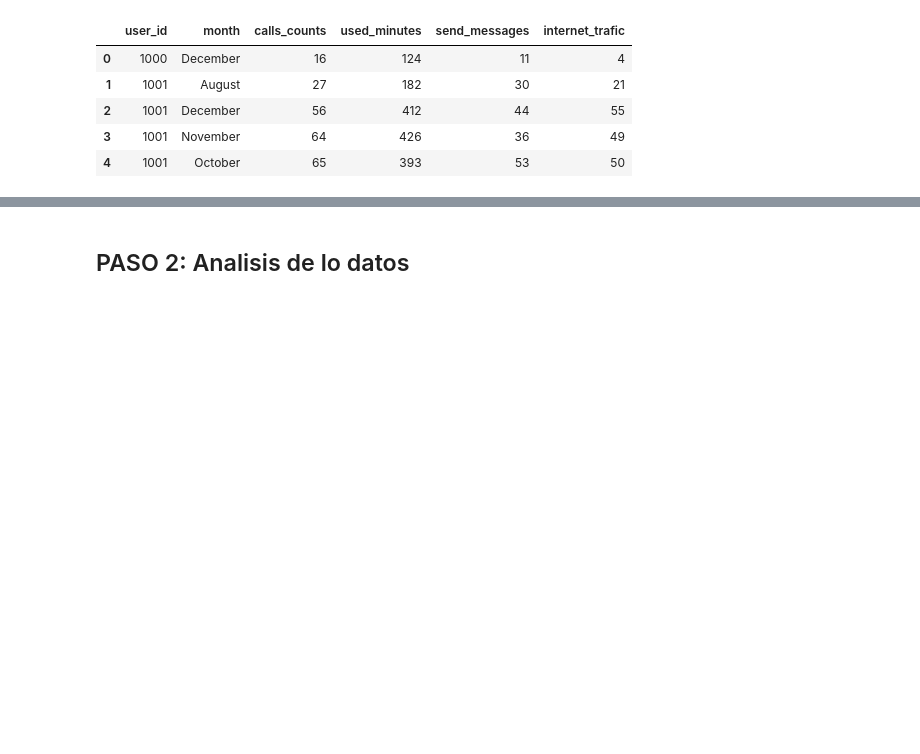
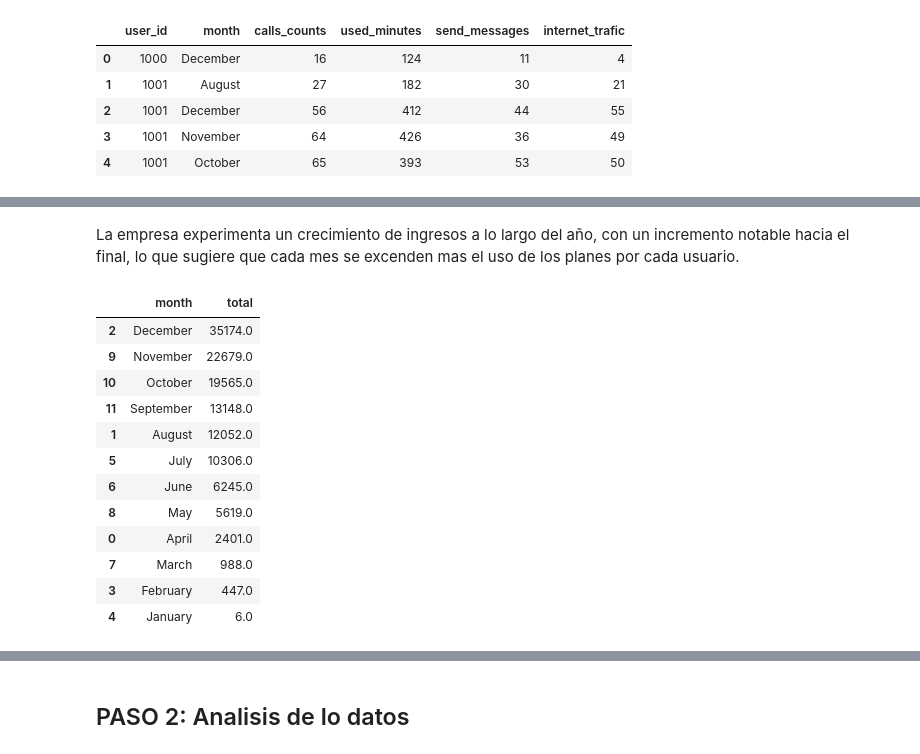
Before and after one commit to Dussand/telecomunicaciones_megaline, a Jupyter notebook: analisis_data.ipynb, the cells around one changed output, grey strips where cells are left out. Drawn from its saved outputs; the diff is of its cells as text; code cells hidden in the pictures; blank space fills up the shorter version.

```diff
--- a/analisis_data.ipynb
+++ b/analisis_data.ipynb
@@ -317,0 +344,25 @@ income_monthly[['user_id', 'monthly_revenue']].head()
+# %% [markdown]
+La empresa experimenta un crecimiento de ingresos a lo largo del año, con un incremento notable hacia el final, lo que sugiere que cada mes se excenden mas el uso de los planes por cada usuario.
+# %%
+#creamos un columna con la suma de los exceso de los tres indicadores que nos da el plan, mensajes minutos y gb
+
+income_monthly['excess_total'] = income_monthly['excess_calls'] +  income_monthly['excess_message'] + income_monthly['excess_internet']
+
+#agrupamos por mes y el exceso total de los planes
+
+month_excess = income_monthly.groupby('month')['excess_total'].sum().reset_index(name = 'total').sort_values(by = 'total',ascending = False)
+month_excess
+# %% [output]
+|  | month | total |
+| 2 | December | 35174.0 |
+| 9 | November | 22679.0 |
+| 10 | October | 19565.0 |
+| 11 | September | 13148.0 |
+| 1 | August | 12052.0 |
+| 5 | July | 10306.0 |
+| 6 | June | 6245.0 |
+| 8 | May | 5619.0 |
+| 0 | April | 2401.0 |
+| 7 | March | 988.0 |
+| 3 | February | 447.0 |
+| 4 | January | 6.0 |
```
Also changed, not shown: parts of 11 cells of this notebook.
